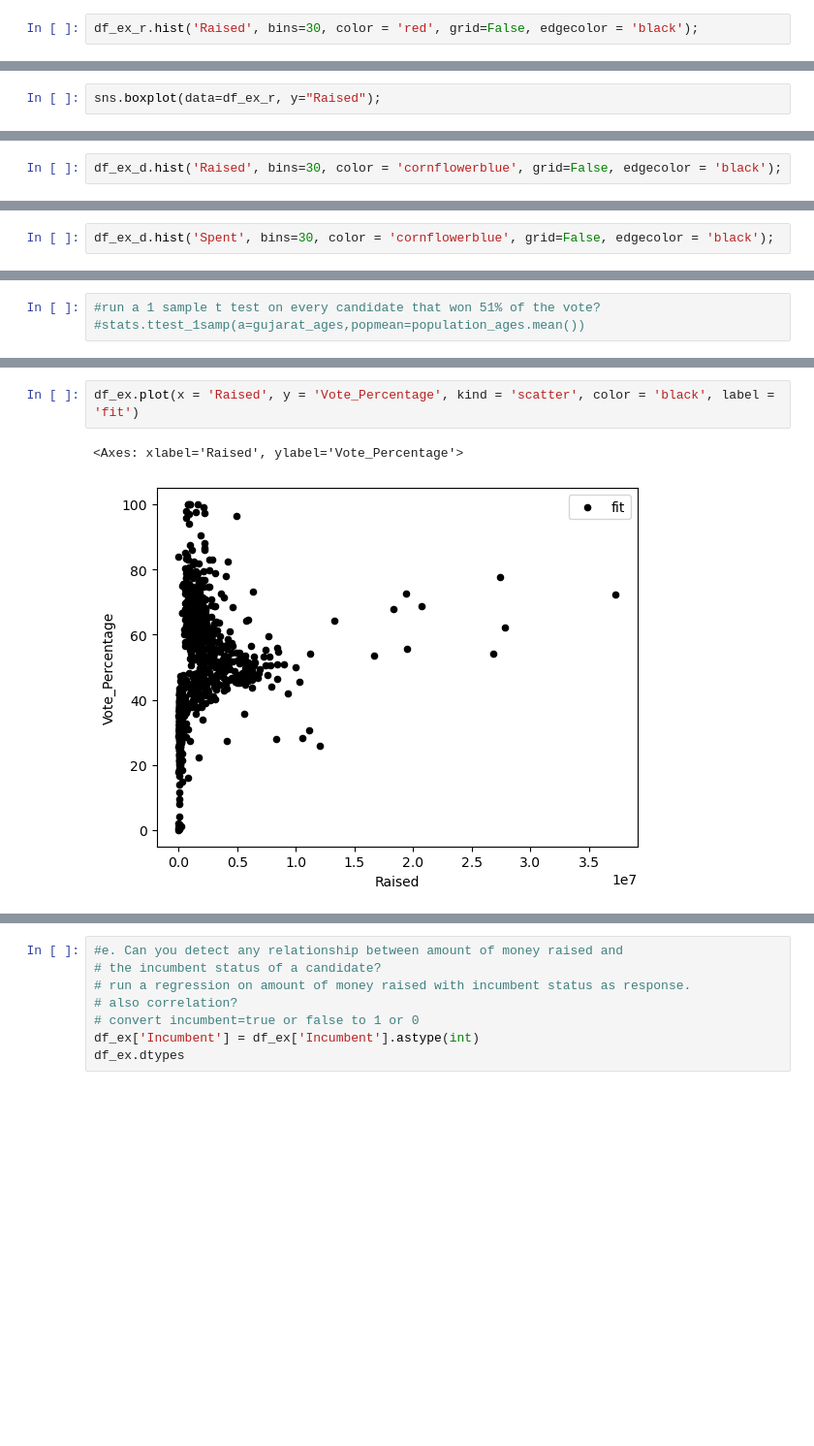
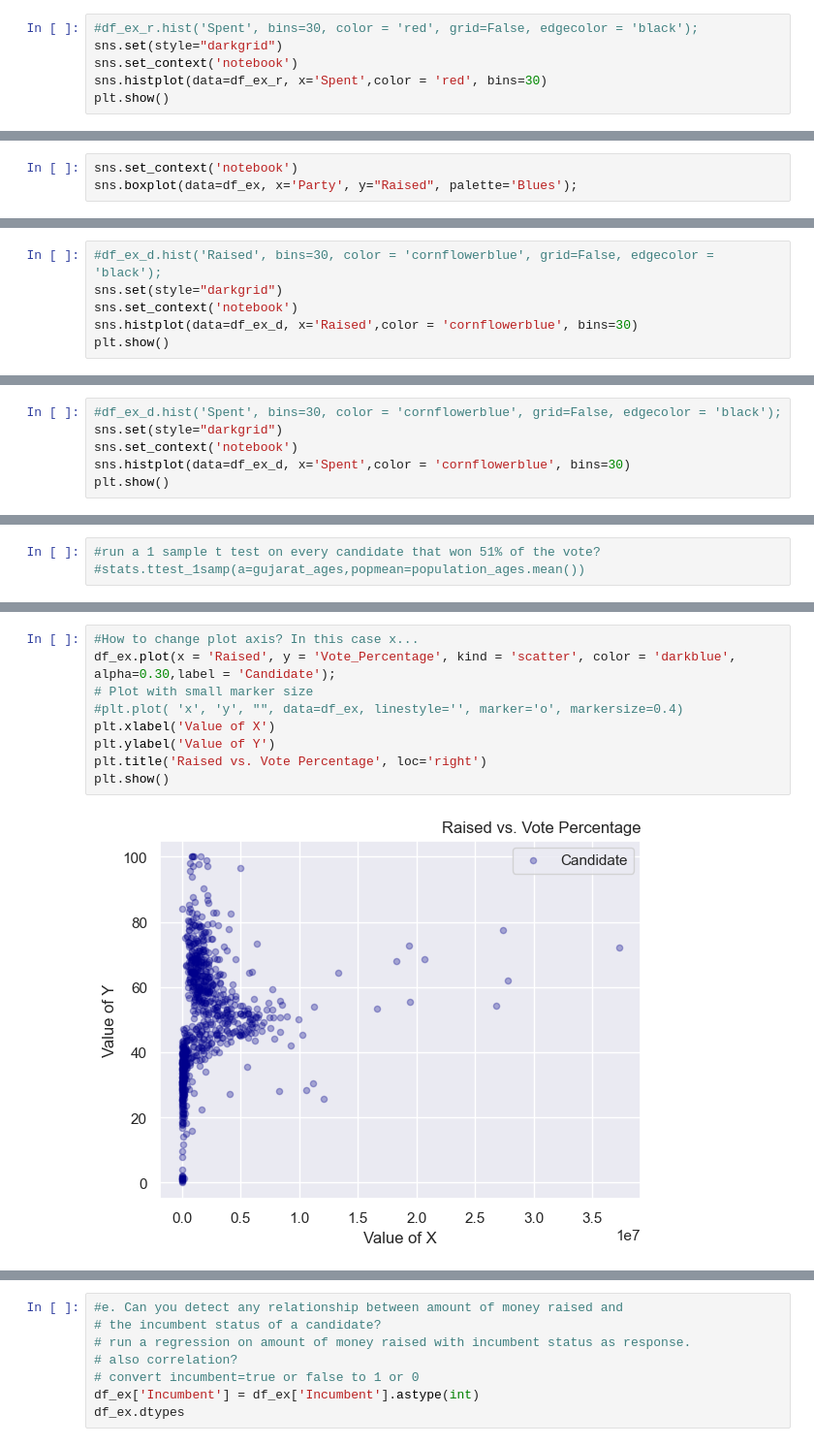
Before and after one commit to nss-data-science-cohort-7/webscraping-open-secrets-boooooleans, a Jupyter notebook: notebooks/mt_ex_analysis.ipynb, the cells around one changed output, grey strips where cells are left out. Shown: that part at 97% size. Cells and saved outputs as stored; diff of their text form; blank space fills up the shorter version.

```diff
--- a/notebooks/mt_ex_analysis.ipynb
+++ b/notebooks/mt_ex_analysis.ipynb
@@ -312,3 +333,7 @@ df_ex_r.hist('Raised', bins=30, color = 'red', grid=False, edgecolor = 'black');
 # %%
-df_ex_r.hist('Raised', bins=30, color = 'red', grid=False, edgecolor = 'black');
+#df_ex_r.hist('Spent', bins=30, color = 'red', grid=False, edgecolor = 'black');
+sns.set(style="darkgrid")
+sns.set_context('notebook')
+sns.histplot(data=df_ex_r, x='Spent',color = 'red', bins=30)
+plt.show()
 # %% [output]
@@ -316,3 +341,4 @@ df_ex_r.hist('Raised', bins=30, color = 'red', grid=False, edgecolor = 'black');
 # %%
-sns.boxplot(data=df_ex_r, y="Raised");
+sns.set_context('notebook')
+sns.boxplot(data=df_ex, x='Party', y="Raised", palette='Blues');
 # %% [output]
@@ -336,5 +362,9 @@ df_ex_d
 | 807 | 807 | WY | 1 | Lynnette Grey Bull | D | False | False | 24.6 | 134597.0 | ... |
 412 rows × 11 columns
 # %%
-df_ex_d.hist('Raised', bins=30, color = 'cornflowerblue', grid=False, edgecolor = 'black');
+#df_ex_d.hist('Raised', bins=30, color = 'cornflowerblue', grid=False, edgecolor = 'black');
+sns.set(style="darkgrid")
+sns.set_context('notebook')
+sns.histplot(data=df_ex_d, x='Raised',color = 'cornflowerblue', bins=30)
+plt.show()
 # %% [output]
@@ -342,3 +372,7 @@ df_ex_d.hist('Raised', bins=30, color = 'cornflowerblue', grid=False, edgecolor
 # %%
-df_ex_d.hist('Spent', bins=30, color = 'cornflowerblue', grid=False, edgecolor = 'black');
+#df_ex_d.hist('Spent', bins=30, color = 'cornflowerblue', grid=False, edgecolor = 'black');
+sns.set(style="darkgrid")
+sns.set_context('notebook')
+sns.histplot(data=df_ex_d, x='Spent',color = 'cornflowerblue', bins=30)
+plt.show()
 # %% [output]
@@ -400,7 +433,13 @@ Notes:
 [2] The condition number is large, 4.45e+06. This might indicate that there are
 strong multicollinearity or other numerical problems.
 # %%
-df_ex.plot(x = 'Raised', y = 'Vote_Percentage', kind = 'scatter', color = 'black', label = 'fit')
+#How to change plot axis? In this case x...
+df_ex.plot(x = 'Raised', y = 'Vote_Percentage', kind = 'scatter', color = 'darkblue', alpha=0.30,label = 'Candidate');
+# Plot with small marker size
+#plt.plot( 'x', 'y', "", data=df_ex, linestyle='', marker='o', markersize=0.4)
+plt.xlabel('Value of X')
+plt.ylabel('Value of Y')
+plt.title('Raised vs. Vote Percentage', loc='right')
+plt.show()
 # %% [output]
-<Axes: xlabel='Raised', ylabel='Vote_Percentage'>
-[figure, old version]
+[figure, new version]
```
Also changed, not shown: parts of 17 cells of this notebook.
